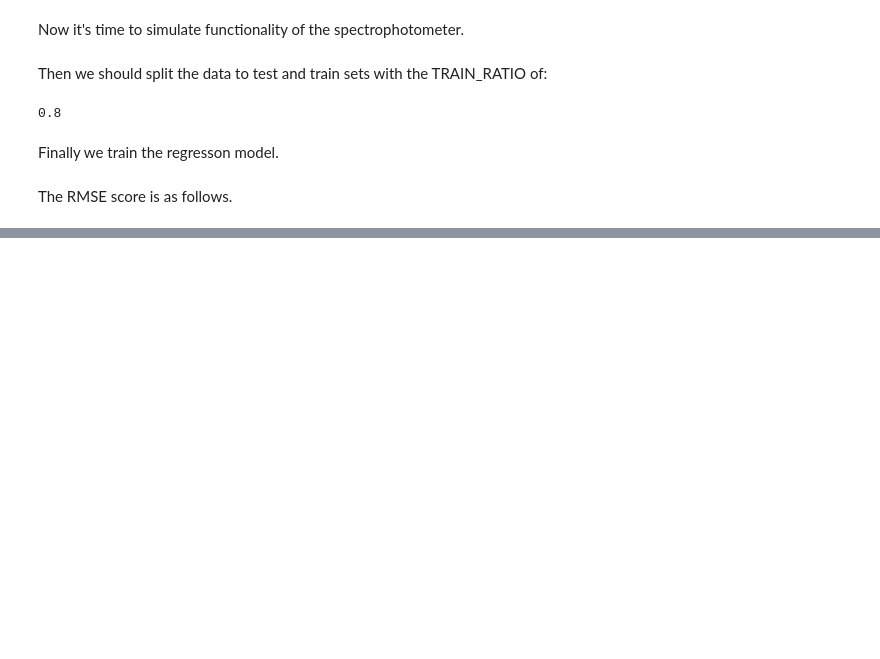
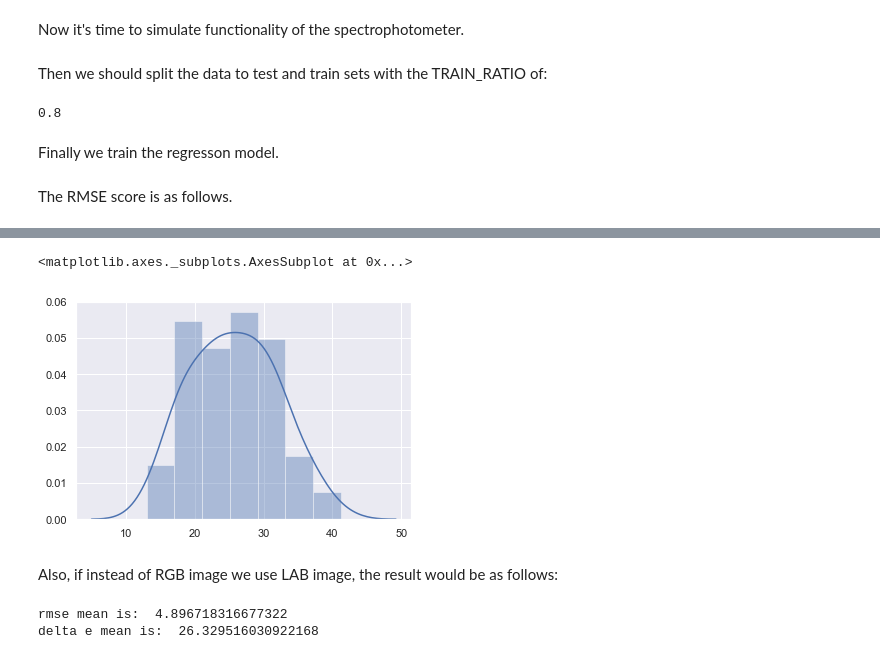
Before and after one commit to sahelyiyi/rgb_to_hs, a Jupyter notebook: report.ipynb, the cells around one changed output, grey strips where cells are left out. Saved outputs shown, nothing was run; the diff lists cells and outputs as text; code cells hidden in the pictures; blank space fills up the shorter version.

```diff
--- a/report.ipynb
+++ b/report.ipynb
@@ -88,0 +121,13 @@ sns.distplot(rmses)
+# %%
+sns.distplot(xyz_delta_es)
+# %% [output]
+<matplotlib.axes._subplots.AxesSubplot at 0x...>
+[figure, added]
+# %% [markdown]
+Also, if instead of RGB image we use LAB image, the result would be as follows:
+# %%
+lab_rmses, lab_delta_es = multi_run(method='lab')
+print('rmse mean is: ', np.mean(lab_rmses), '\ndelta e mean is: ', np.mean(lab_delta_es))
+# %% [output]
+rmse mean is:  4.896718316677322
+delta e mean is:  26.329516030922168
```
Also changed, not shown: parts of 14 cells of this notebook, 40 other files.
